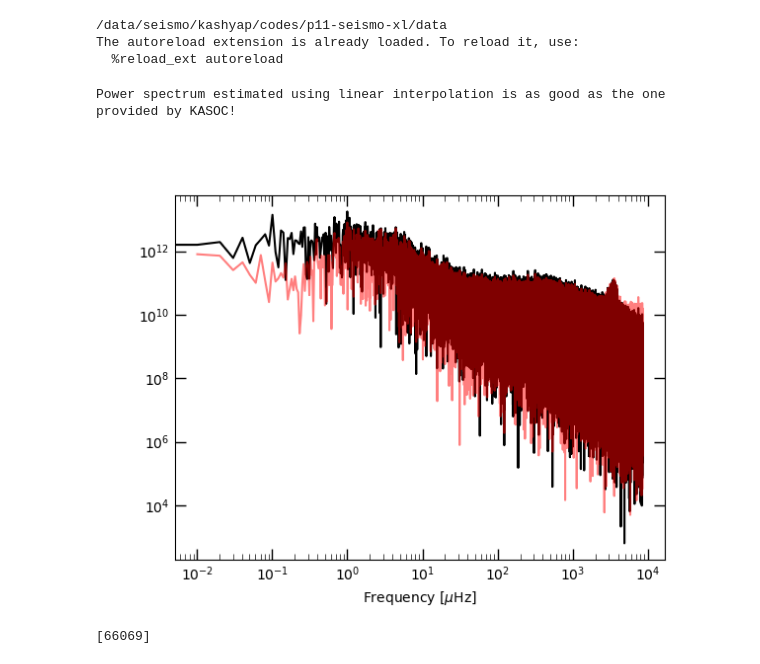
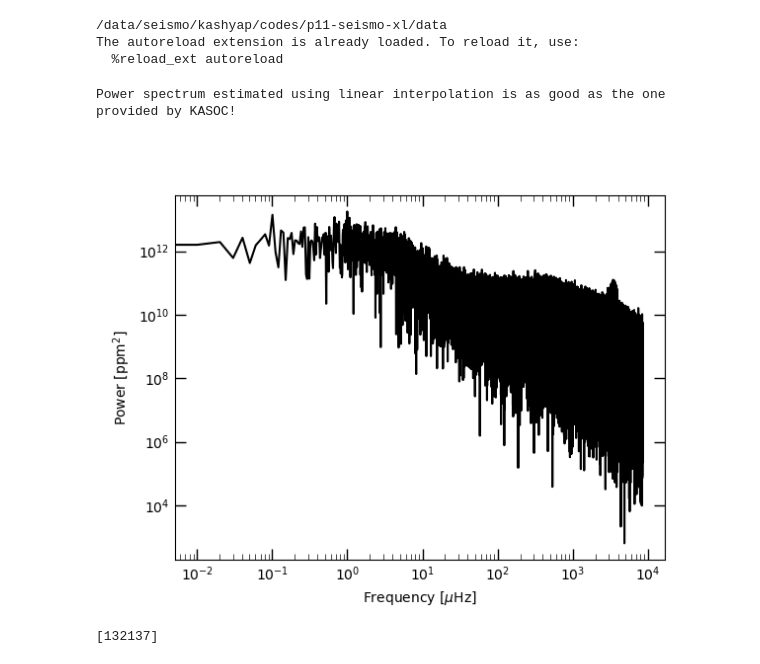
Before and after one commit to samarth-kashyap/seismo-xl, a Jupyter notebook: notebooks/kic8006161-kasoc.ipynb, the cells around one changed output. Cells and saved outputs as stored; diff of their text form; code cells hidden in the pictures.

```diff
--- a/notebooks/kic8006161-kasoc.ipynb
+++ b/notebooks/kic8006161-kasoc.ipynb
@@ -59,23 +57,23 @@ flux_uni = f1d(time_uni)
 # %%
 freq = np.fft.rfftfreq(len(time_uni), d=dt_uni*24*3600.)
 powr = abs(np.fft.rfft(flux_uni))**2
 
 fig, axs = plt.subplots(nrows=1, ncols=1, sharex=True)
 axs.loglog(freq*1e6, powr, 'k')
-axs.loglog(psdata['FREQUENCY'], psdata['PSD']*1e10, 'r', alpha=0.5)
+#axs.loglog(psdata['FREQUENCY'], psdata['PSD']*1e10, 'r', alpha=0.5)
 axs.set_xlabel('Frequency [$\\mu$Hz]')
-#axs.set_xlim([2e3, 5e3])
+axs.set_ylabel('Power [ppm${}^2$]')
 print(f"Power spectrum estimated using linear interpolation is as good as the one provided by KASOC!")
 # %% [output]
 Power spectrum estimated using linear interpolation is as good as the one provided by KASOC!
-[figure, old version]
+[figure, new version]
 # %%
 plt.close('all')
 ref_avg_len = 45
 day2sec = 24*3600.
 filter_mu = 3.5*1e-3
 filter_fwhm = 2.5e-3
-Navg = 2
+Navg = 4
 Nshift = 1
 NavgLength = Navg*ref_avg_len
 NshiftLength = Nshift*ref_avg_len
@@ -125,7 +123,7 @@ ct_ref = ct_list.mean(axis=0)
 pshapelist = [pow.shape[0] for pow in pow_list]
 print(np.unique(pshapelist))
 # %% [output]
-[66069]
+[132137]
 # %%
 fig, axs = plt.subplots(nrows=1, ncols=2, figsize=(10, 4))
 axs[0].semilogy(freq_list[0]*1e3, pow_list_gfilter.mean(axis=0))
```
Also changed, not shown: parts of 8 cells of this notebook, 3 other files.
